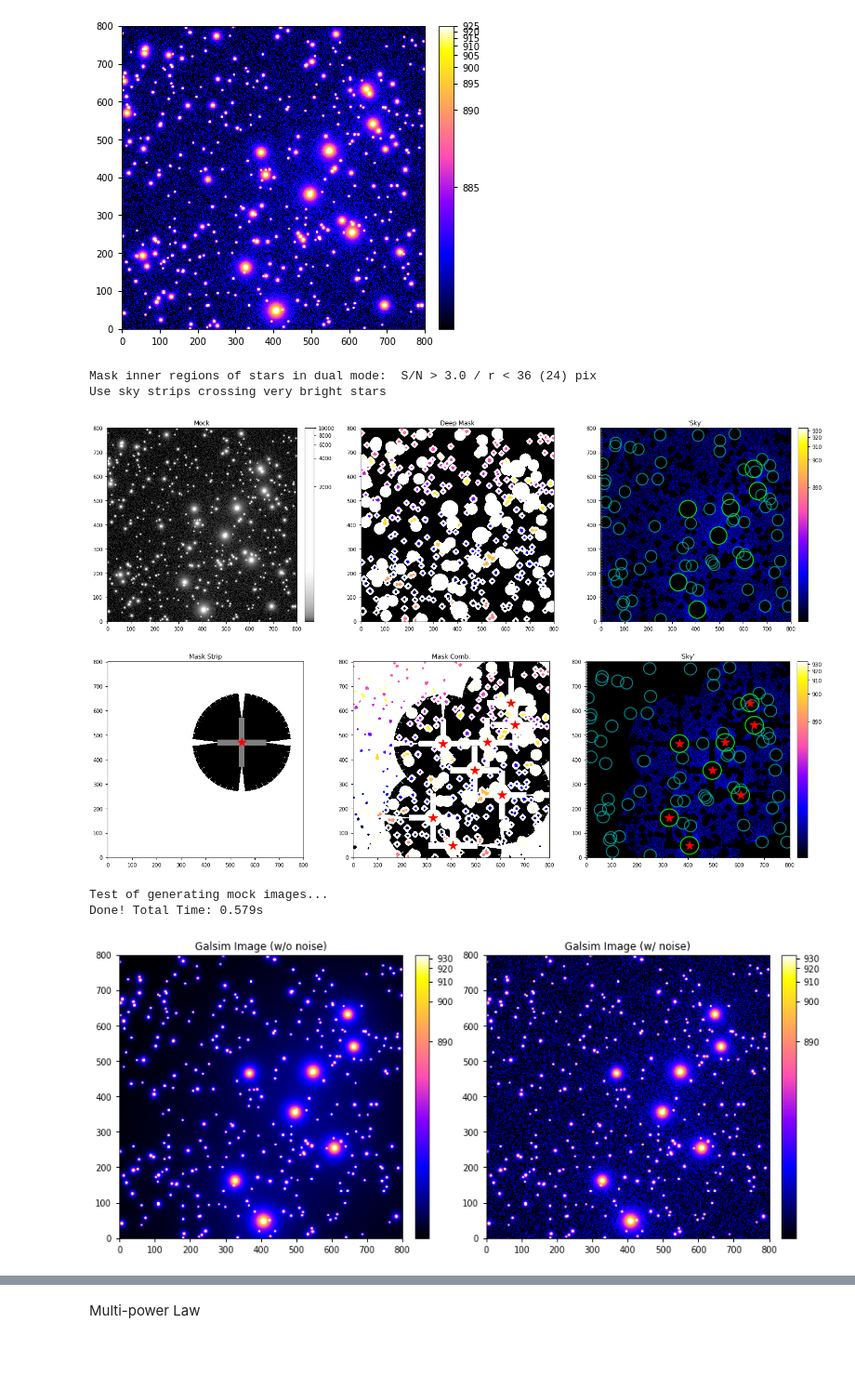
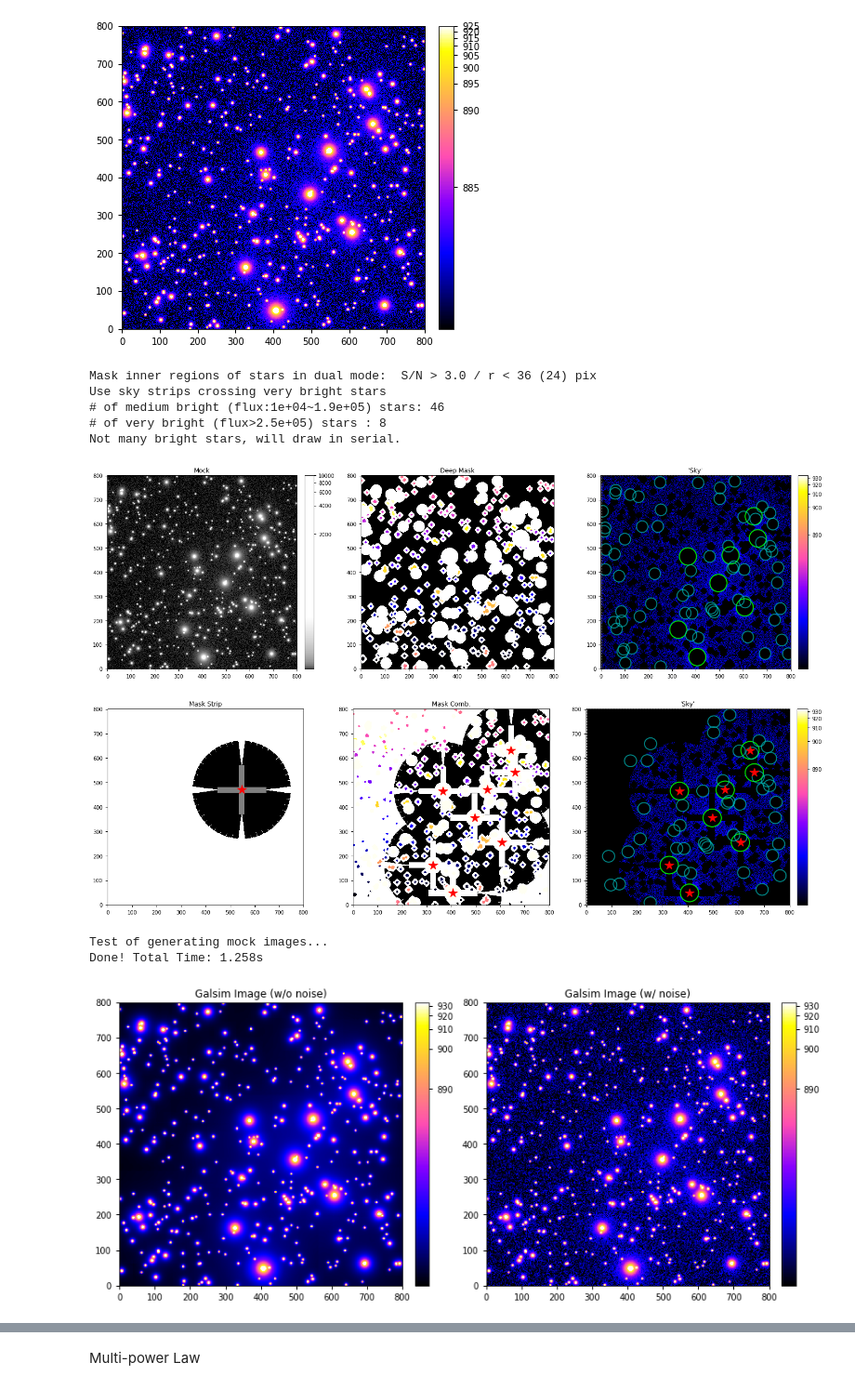
Before and after one commit to qliu4676/elderflower, a Jupyter notebook: demos/Run_Fitting_Mock_demo.ipynb, the cells around one changed output, grey strips where cells are left out. Shown at 93% size. Drawn from its saved outputs; the diff is of its cells as text; code cells hidden in the pictures; blank space fills up the shorter version.

Commit message:
add clean med bright

```diff
--- a/demos/Run_Fitting_Mock_demo.ipynb
+++ b/demos/Run_Fitting_Mock_demo.ipynb
@@ -127,33 +127,38 @@ mask = Mask(image, stars, image_size, mu=mu)
 # Core mask
 r_core_s = [36, 24]
 mask.make_mask_map_dual(r_core_s, sn_thre=3, draw=True, n_dilation=10)
-
+np.nanmin
 # Strip + Cross mask
-mask.make_mask_strip(wid_strip, n_strip, dist_strip=200, draw=True)
+mask.make_mask_strip(wid_strip, n_strip, dist_strip=200, clean=True, draw=True)
+stars = mask.new_stars
 # %% [output]
 Mask inner regions of stars in dual mode:  S/N > 3.0 / r < 36 (24) pix
 Use sky strips crossing very bright stars
+# of medium bright (flux:1e+04~1.9e+05) stars: 46
+# of very bright (flux>2.5e+05) stars : 8
+Not many bright stars, will draw in serial.
 [figure]
-[figure, old version]
+[figure, new version]
 # %%
 # Draw test
 print("Test of generating mock images...")
 start = time.time()
-image_tri = generate_mock_image(psf, stars, brightest_only=True, draw_real=True) + image_base + mu
+image_tri = generate_mock_image(psf, stars, brightest_only=False, draw_real=False)
+image_tri = image_tri + image_base + mu
 end = time.time()
 print("Done! Total Time: %.3fs\n"%(end-start))
 
 # Compare mock and truth
 fig, (ax1, ax2) = plt.subplots(1,2,figsize=(12,6))
 im = ax1.imshow(image_tri, vmin=mu, vmax=mu+50, norm=norm1); colorbar(im)
 im = ax2.imshow(image_tri + noise_image, vmin=mu, vmax=mu+50, norm=norm1); colorbar(im)
 ax1.set_title("Galsim Image (w/o noise)")
 ax2.set_title("Galsim Image (w/ noise)")
 plt.tight_layout()
 # %% [output]
 Test of generating mock images...
-Done! Total Time: 0.579s
+Done! Total Time: 1.258s
-[figure, old version]
+[figure, new version]
 # %%
 # Truths and estimates
 ############################################
```
Also changed, not shown: parts of 1 cell of this notebook, 3 other files.
